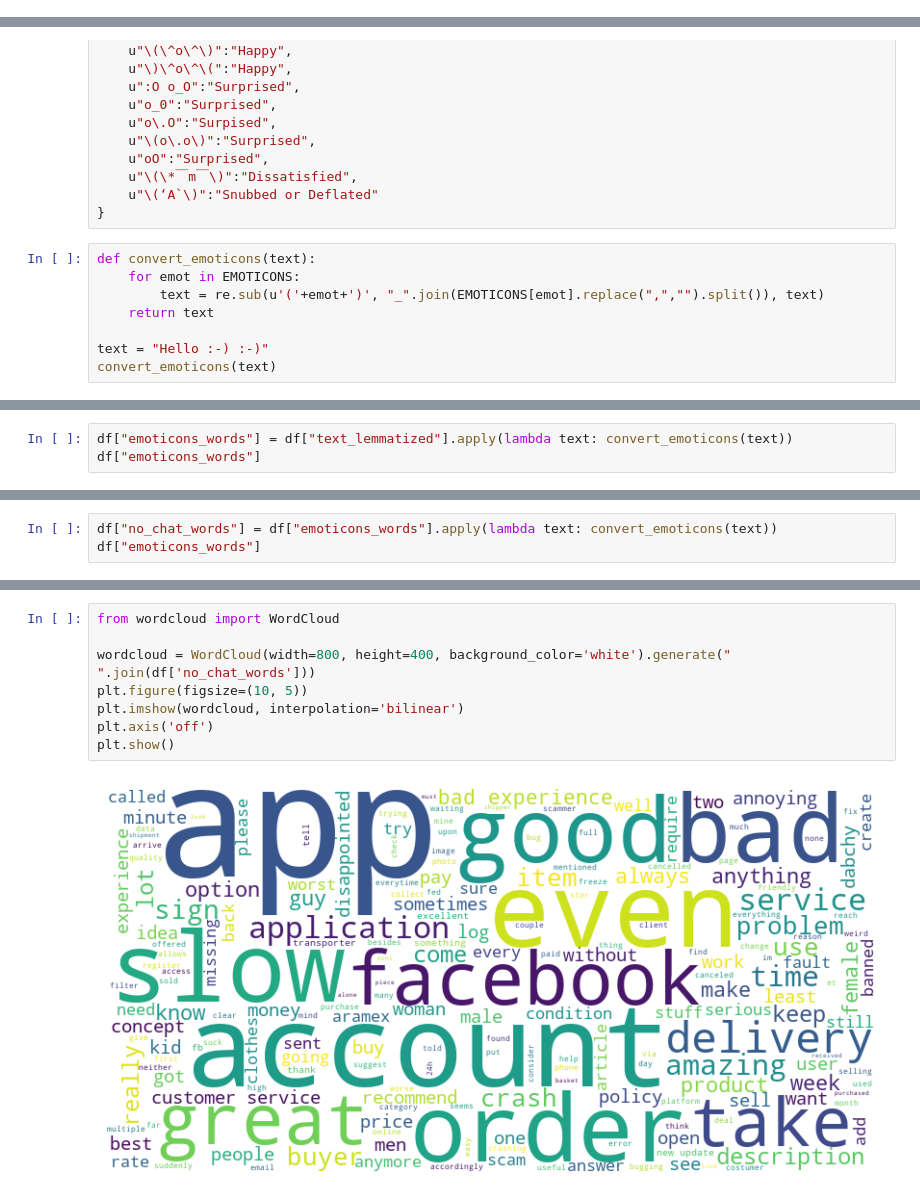
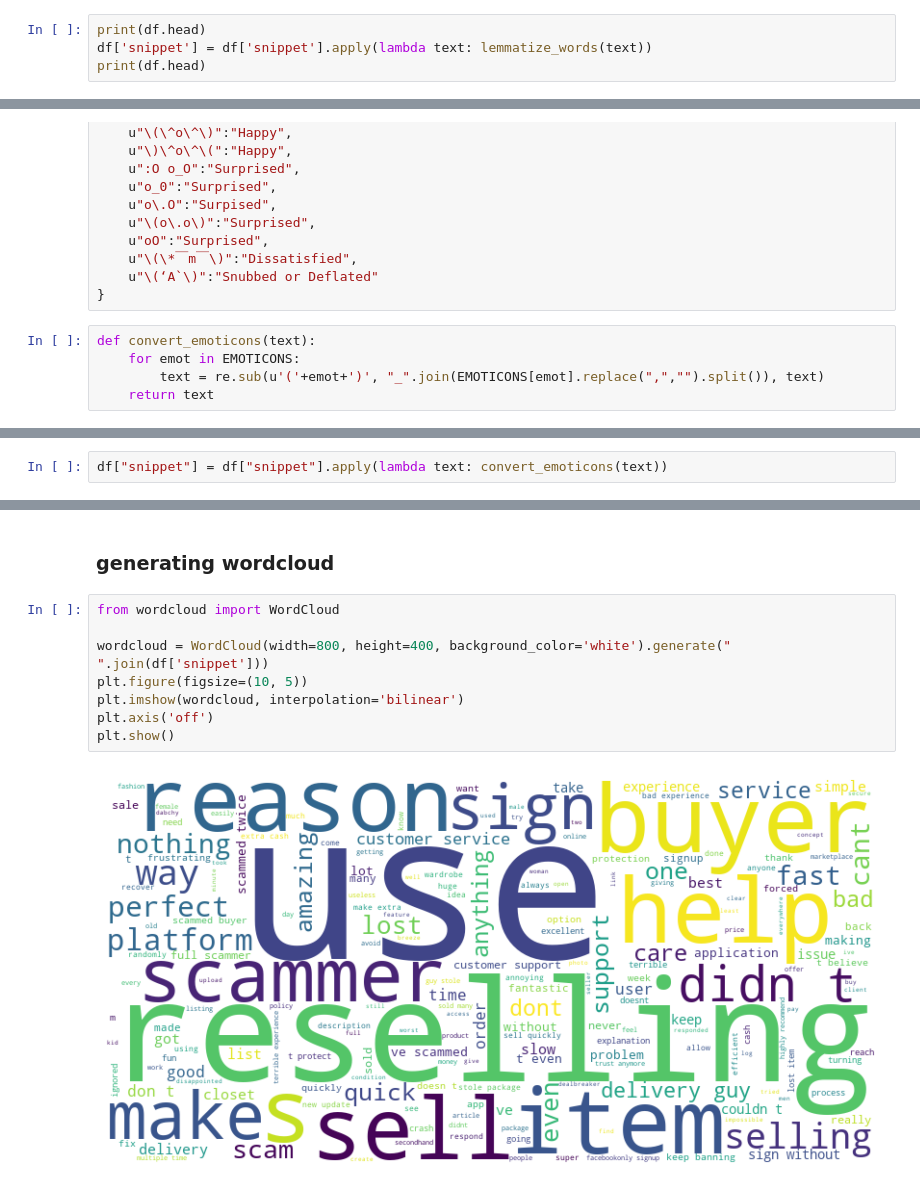
Before and after one commit to shamss778/Sentiment-Analysis-On-Dabchy-Reviews, a Jupyter notebook: preprocessing.ipynb, the cells around one changed output, grey strips where cells are left out. Saved outputs shown, nothing was run; the diff lists cells and outputs as text.

```diff
--- a/preprocessing.ipynb
+++ b/preprocessing.ipynb
@@ -101,0 +170,4 @@ Name: text_lemmatized, dtype: object
+# %%
+print(df.head)
+df['snippet'] = df['snippet'].apply(lambda text: lemmatize_words(text))
+print(df.head)
@@ -326,6 +418,3 @@ def convert_emoticons(text):
     for emot in EMOTICONS:
         text = re.sub(u'('+emot+')', "_".join(EMOTICONS[emot].replace(",","").split()), text)
     return text
-
-text = "Hello :-) :-)"
-convert_emoticons(text)
@@ -334,3 +421,2 @@ convert_emoticons(text)
 # %%
-df["emoticons_words"] = df["text_lemmatized"].apply(lambda text: convert_emoticons(text))
-df["emoticons_words"]
+df["snippet"] = df["snippet"].apply(lambda text: convert_emoticons(text))
@@ -440,3 +422,0 @@ def chat_words_conversion(text):
-# %%
-df["no_chat_words"] = df["emoticons_words"].apply(lambda text: convert_emoticons(text))
-df["emoticons_words"]
@@ -464,13 +423,15 @@ print(word_counts.most_common(10))
+# %% [markdown]
+### generating wordcloud
 # %%
 from wordcloud import WordCloud
 
-wordcloud = WordCloud(width=800, height=400, background_color='white').generate(" ".join(df['no_chat_words']))
+wordcloud = WordCloud(width=800, height=400, background_color='white').generate(" ".join(df['snippet']))
 plt.figure(figsize=(10, 5))
 plt.imshow(wordcloud, interpolation='bilinear')
 plt.axis('off')
 plt.show()
 # %% [output]
-[figure, old version]
+[figure, new version]
 # %%
 df
 # %% [output]
```
Also changed, not shown: parts of 35 cells of this notebook, 4 other files.
